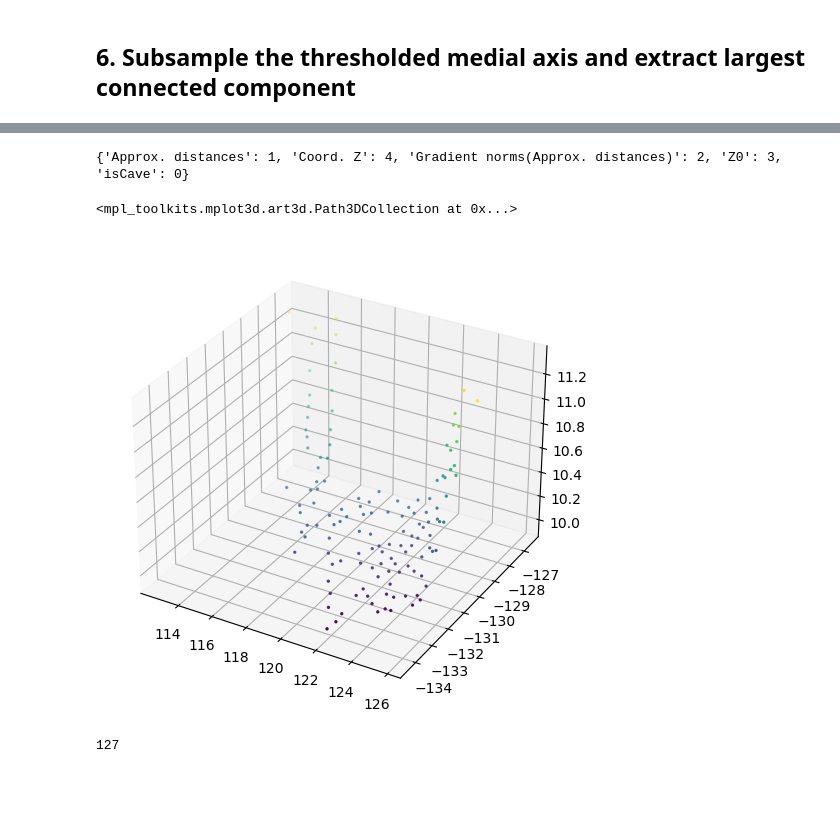
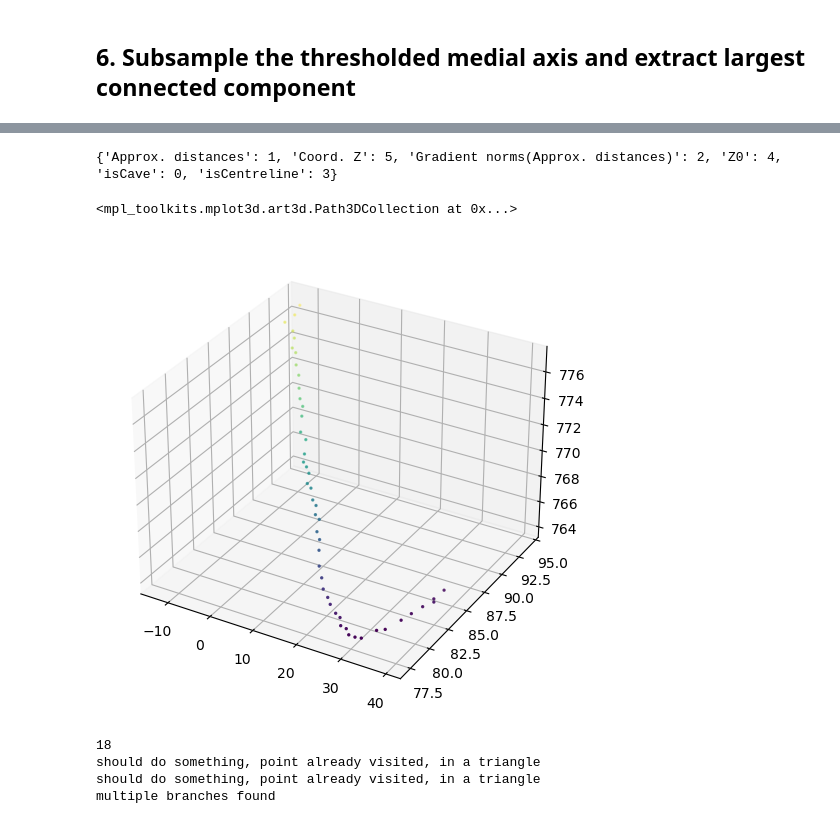
Before and after one commit to ERC-Karst/from_pointcloud_to_mesh, a Jupyter notebook: python/notebooks/02_ExtractCentreLine.ipynb, the cells around one changed output, grey strips where cells are left out. Cells and saved outputs as stored; diff of their text form; code cells hidden in the pictures; blank space fills up the shorter version.

```diff
--- a/python/notebooks/02_ExtractCentreLine.ipynb
+++ b/python/notebooks/02_ExtractCentreLine.ipynb
@@ -243,13 +240,13 @@ plt.show()
 # %%
-# split cloud by a value of a given quantile. Anything below that quantile is defined as centreline, anything else not.
-pcIsCave.setCurrentDisplayedScalarField(2)
-pcIsCaveMedialAxis = pcIsCave.filterPointsByScalarValue(minVal = 0, maxVal = quantile,outside = False)
+# split cloud by a value of a given quantile. Anything below 0.99 is considered not to be part of the centreline
+pcIsCave.setCurrentDisplayedScalarField(3)
+pcIsCaveMedialAxis = pcIsCave.filterPointsByScalarValue(minVal = 0, maxVal = 0.99,outside = True)
 # %% [markdown]
 ## 6. Subsample the thresholded medial axis and extract largest connected component
 # %%
 # now we can subsample aggressively (so we get linearly arranged centrelines)
 # minimum sampling distance defined to get rid of an many points as possible without losing linearity.
-refCloud = cc.CloudSamplingTools.resampleCloudSpatially(pcIsCaveMedialAxis, 0.3)
+refCloud = cc.CloudSamplingTools.resampleCloudSpatially(pcIsCaveMedialAxis, 1)
 
-(psIsCaveMedialAxisSparse, res) = pcIsCaveMedialAxis.partialClone(refCloud)
-psIsCaveMedialAxisSparse.setName("spatiallyResampledCaveMedianLargest")
+(pcIsCaveMedialAxisSparse, res) = pcIsCaveMedialAxis.partialClone(refCloud)
+pcIsCaveMedialAxisSparse.setName("spatiallyResampledCaveMedianLargest")
@@ -264,5 +264,5 @@ pcCC0MedialAxis = out[1][0]
 # %%
 # we create an empty scalar field Z0.
-pcCC0MedialAxis.addScalarField("Z0")
-print(pcCC0MedialAxis.getScalarFieldDic())
+pcIsCaveMedialAxisSparse.addScalarField("Z0")
+print(psIsCaveMedialAxisSparse.getScalarFieldDic())
 # %% [output]
@@ -286,24 +306,21 @@ ret = cc.interpolateScalarFieldsFrom(pcCC0MedialAxis, pcCave, sfIndexes, params,
 # %%
-print(pcCC0MedialAxis.getScalarFieldDic())
+print(pcIsCaveMedialAxisSparse.getScalarFieldDic())
 # %% [output]
-{'Approx. distances': 1, 'Coord. Z': 4, 'Gradient norms(Approx. distances)': 2, 'Z0': 3, 'isCave': 0}
+{'Approx. distances': 1, 'Coord. Z': 5, 'Gradient norms(Approx. distances)': 2, 'Z0': 4, 'isCave': 0, 'isCentreline': 3}
 # %%
 # finally we can set the interpolated coord Z value to be the Z coordinate of our centreline.
-coords = pcCC0MedialAxis.toNpArrayCopy()
-coords[:,2] = pcCC0MedialAxis.getScalarField(4).toNpArrayCopy()
+coords = pcIsCaveMedialAxisSparse.toNpArrayCopy()
+coords[:,2] = pcIsCaveMedialAxisSparse.getScalarField("Coord. Z").toNpArrayCopy()
 
-pcCC0MedialAxis.coordsFromNPArray_copy(coords)
+pcIsCaveMedialAxisSparse.coordsFromNPArray_copy(coords)
 # %%
 fig = plt.figure(figsize=(6, 6))
 
-coords = pcCC0MedialAxis.toNpArrayCopy()
-coords[:,2] = pcCC0MedialAxis.getScalarField(4).toNpArrayCopy()
-
 ax3d = fig.add_subplot(111, projection = "3d")
 ax3d.scatter(coords[:,0], coords[:,1],coords[:,2], c = coords[:,2],  s = 2)
 # %% [output]
 <mpl_toolkits.mplot3d.art3d.Path3DCollection at 0x...>
-[figure, old version]
+[figure, new version]
 # %%
 # do a nearest neighbour search with 3 as the number of neighbours, itself, and the nearest two other points.
 nbrs = NearestNeighbors(n_neighbors=4, algorithm='ball_tree').fit(coords)
@@ -312,17 +329,20 @@ distances, indices = nbrs.kneighbors(coords)
 # %%
 # At the moment, this only reorders the points of line graph by their nearest neighbours.
 # need to update it and let it also do branches, but segment everything into branches.
-
+branches = []
+branch_indices = []
 base_idx = np.argmin(coords[:,0])
 print(base_idx)
 idx = np.arange(coords.shape[0], dtype=int)
 processed_idx = [base_idx]
+
 # Increasing a single step count.
 current_step = 0
 
 while len(processed_idx) < coords.shape[0]:
     # update the step
     current_step += 1
+
 
     # find index and distance of nearest neighbour
     nn_index = indices[base_idx][1]
@@ -332,10 +352,23 @@ while len(processed_idx) < coords.shape[0]:
     if nn_index in processed_idx:
         nn_index = indices[base_idx][2]
         nn_distance = distances[base_idx][2]
+        if nn_index in processed_idx:
+            print("should do something, point already visited, in a triangle")
+            nn_index = indices[base_idx][3]
+            branches.append(branch_indices)
+            branch_indices = []
+
     # find the distance of nearest neighbour
 
     base_idx = nn_index
+    branch_indices.append(nn_index)
     processed_idx.append(nn_index)
     idx = np.in1d(idx, np.array(processed_idx), invert = True)
+branches.append(branch_indices)
+if len(branches) > 1:
+    print("multiple branches found")
 # %% [output]
-127
+18
+should do something, point already visited, in a triangle
+should do something, point already visited, in a triangle
+multiple branches found
```
Also changed, not shown: parts of 27 cells of this notebook, 8 other files.
